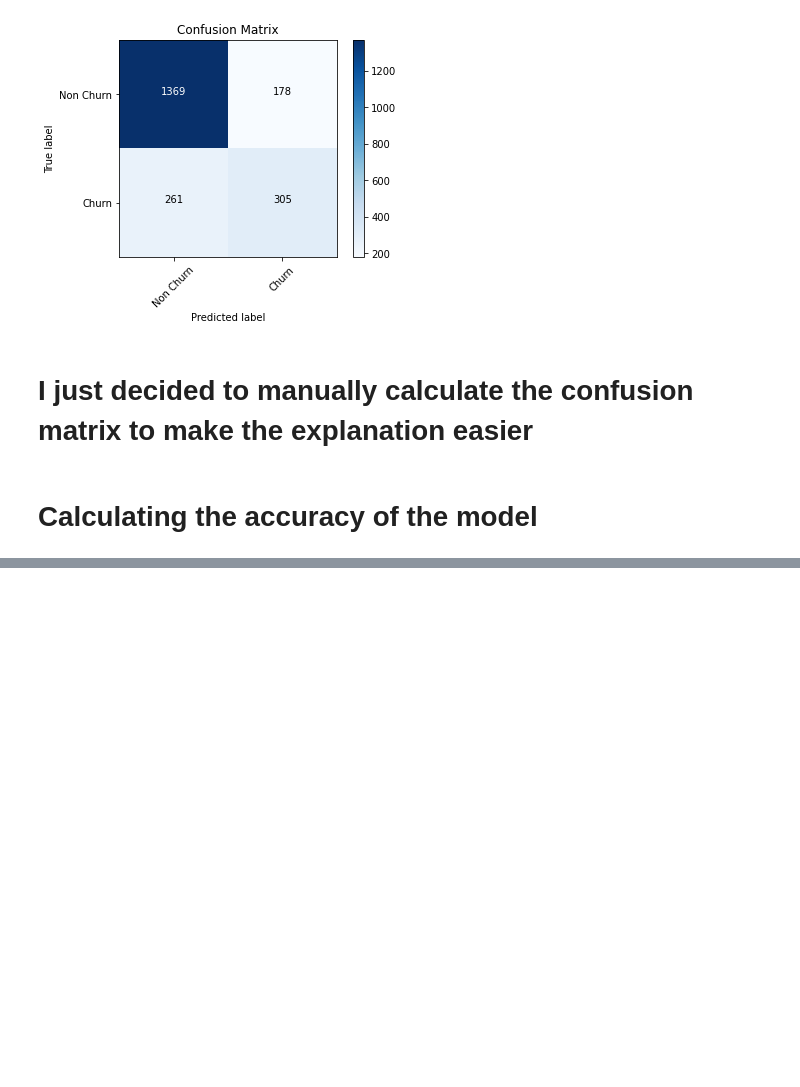
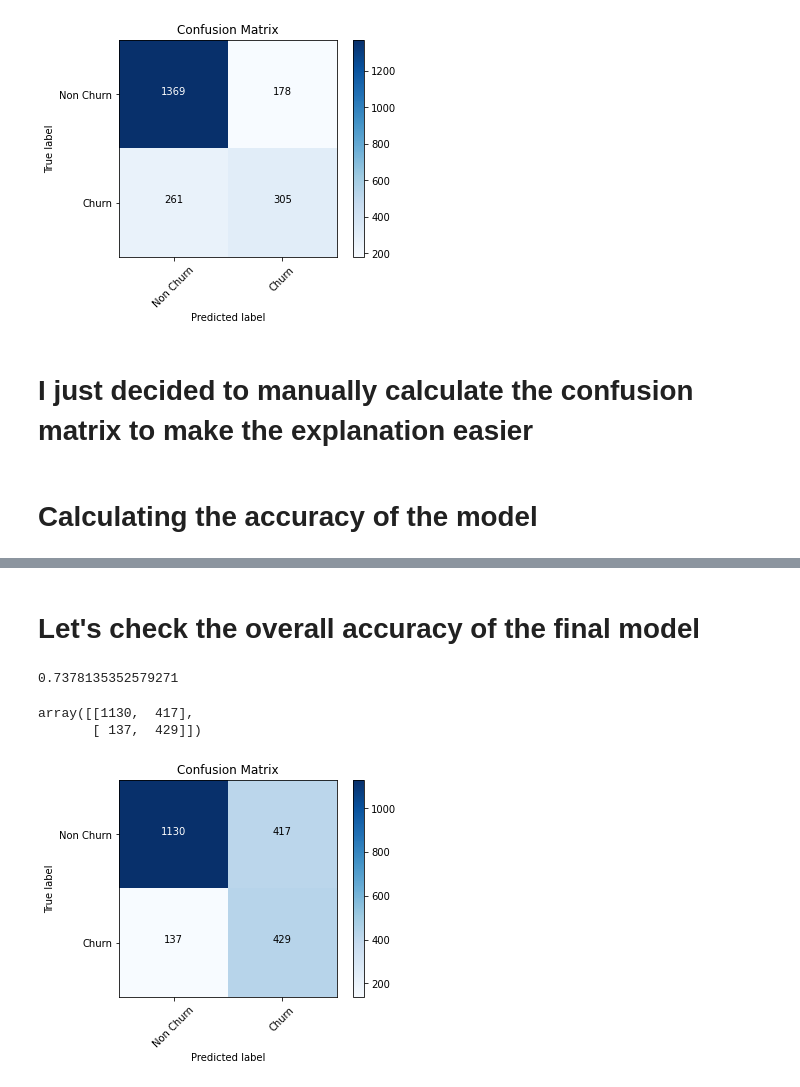
Before and after one commit to code-JOA/MiniMachineLearning, a Jupyter notebook: LogisticRegression_PredictingCustomerChurn/CustomerChurnPrediction.ipynb, the cells around one changed output, grey strips where cells are left out. Cells and saved outputs as stored; diff of their text form; code cells hidden in the pictures; blank space fills up the shorter version.

```diff
--- a/LogisticRegression_PredictingCustomerChurn/CustomerChurnPrediction.ipynb
+++ b/LogisticRegression_PredictingCustomerChurn/CustomerChurnPrediction.ipynb
@@ -1277,0 +1409,2 @@ plot_confusion_matrix2(cnf_matrix)
+# %%
+y_pred_final['final_predicted'] = y_pred_final.Churn_Prob.map(lambda x: 1 if x > 0.3 else 0)
@@ -1277,0 +1420,20 @@ plot_confusion_matrix2(cnf_matrix)
+# %% [markdown]
+# Let's check the overall accuracy of the final model
+# %%
+metrics.accuracy_score( y_pred_final.Churn, y_pred_final.final_predicted)
+# %% [output]
+0.7378135352579271
+# %%
+metrics.confusion_matrix( y_pred_final.Churn, y_pred_final.final_predicted )
+# %% [output]
+array([[1130,  417],
+       [ 137,  429]])
+# %%
+actual_1 = y_pred_final.Churn
+predicted_1 = y_pred_final.final_predicted
+# %%
+cnf_matrix_1 = confusion_matrix(actual_1 , predicted_1)
+# %%
+plot_confusion_matrix2(cnf_matrix_1)
+# %% [output]
+[figure, added]
```
Also changed, not shown: parts of 23 cells of this notebook.
